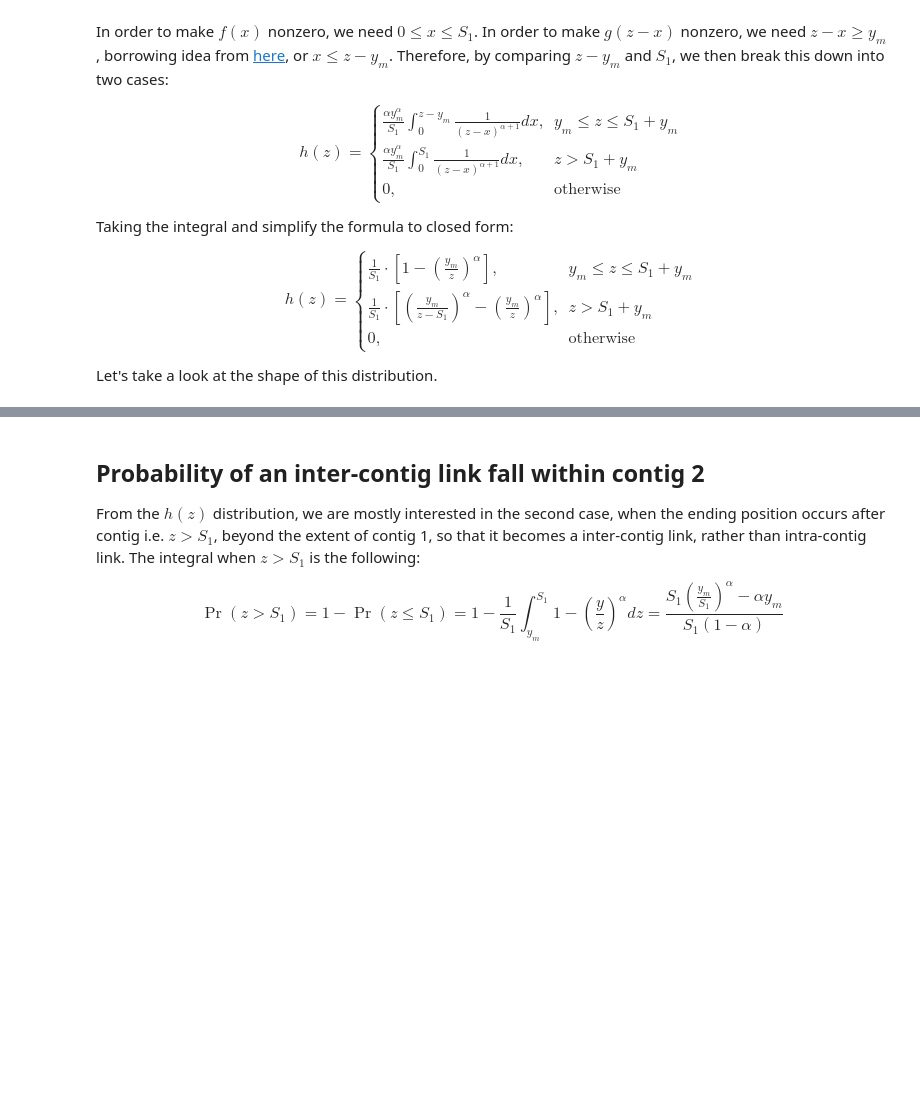
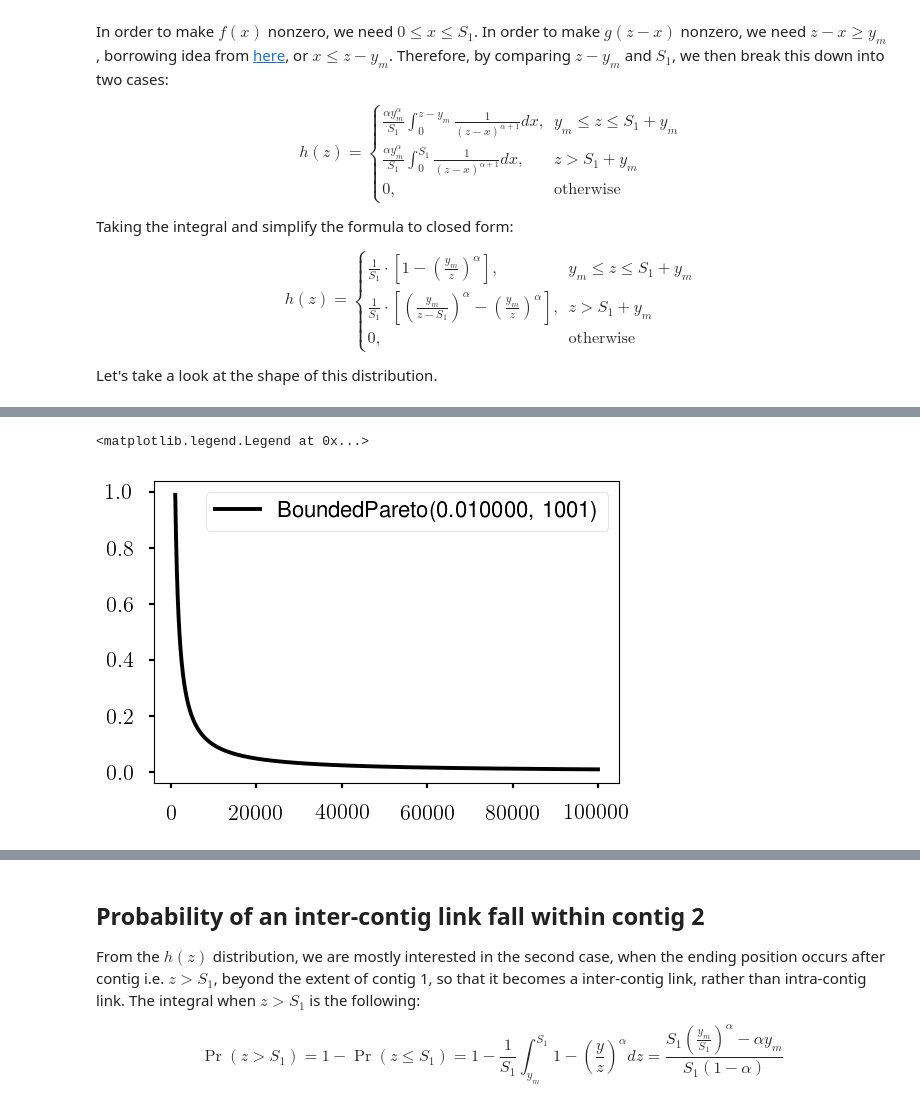
Before and after one commit to tanghaibao/allhic, a Jupyter notebook: notebooks/Probability-distribution-HIC.ipynb, the cells around one changed output, grey strips where cells are left out. Drawn from its saved outputs; the diff is of its cells as text; code cells hidden in the pictures; blank space fills up the shorter version.

```diff
--- a/notebooks/Probability-distribution-HIC.ipynb
+++ b/notebooks/Probability-distribution-HIC.ipynb
@@ -87,0 +158,20 @@ ax.set_ylabel("Probability density")
+# %%
+# Bounded Pareto
+import math
+
+ymm = dists.min()
+yma = dists.max()
+alpha_hat = .01
+
+def bounded_pareto_pdf(t, alpha, ymm, yma):
+    """ Returns pdf for Pareto distribution
+    """
+    return (alpha * ymm ** alpha / t ** (alpha + 1)) / (1 - (ymm / yma) ** alpha)
+
+t = np.arange(ymm, 100000)
+line, = plt.plot(t, bounded_pareto_pdf(t, alpha_hat, ymm, yma) * (100000 - ymm), "k-")
+line.set_label('BoundedPareto({:.6f}, {})'.format(alpha_hat, ymm))
+plt.gca().legend()
+# %% [output]
+<matplotlib.legend.Legend at 0x...>
+[figure, added]
```
Also changed, not shown: parts of 8 cells of this notebook.
